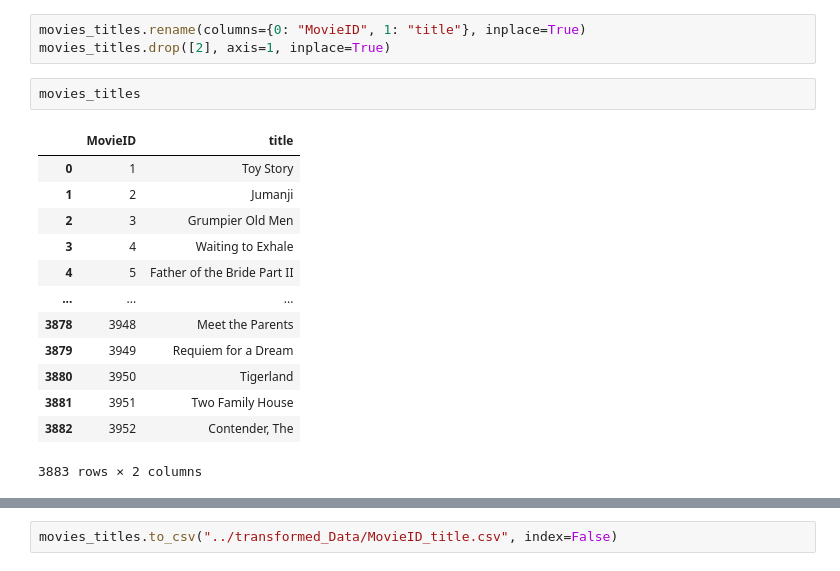
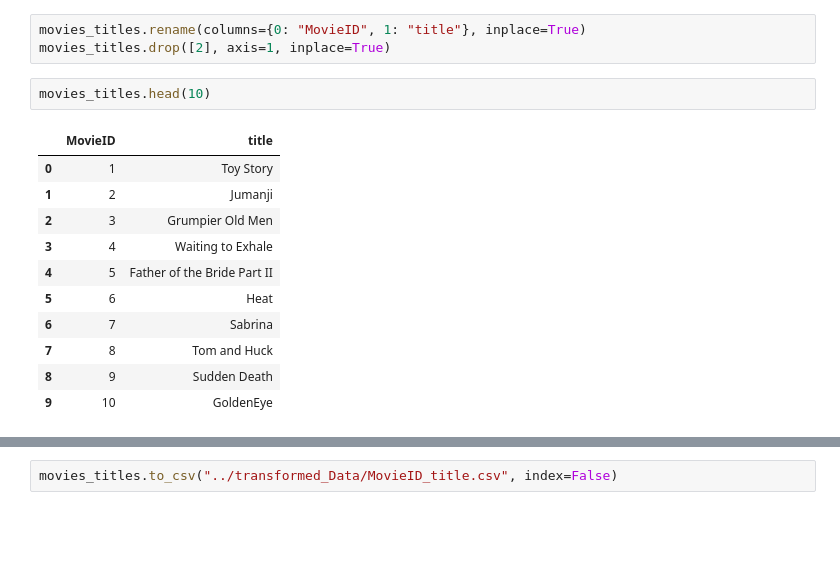
Before and after one commit to smazoyerdatascience/Recommender_systems, a Jupyter notebook: Notebooks/POC_Collaborative_filtering_RS.ipynb, the cells around one changed output, grey strips where cells are left out. Cells and saved outputs as stored; diff of their text form; blank space fills up the shorter version.

```diff
--- a/Notebooks/POC_Collaborative_filtering_RS.ipynb
+++ b/Notebooks/POC_Collaborative_filtering_RS.ipynb
@@ -222,18 +222,16 @@ movies_titles.head()
 movies_titles.rename(columns={0: "MovieID", 1: "title"}, inplace=True)
 movies_titles.drop([2], axis=1, inplace=True)
 # %%
-movies_titles
+movies_titles.head(10)
 # %% [output]
 |  | MovieID | title |
 | 0 | 1 | Toy Story |
 | 1 | 2 | Jumanji |
 | 2 | 3 | Grumpier Old Men |
 | 3 | 4 | Waiting to Exhale |
 | 4 | 5 | Father of the Bride Part II |
-| ... | ... | ... |
-| 3878 | 3948 | Meet the Parents |
-| 3879 | 3949 | Requiem for a Dream |
-| 3880 | 3950 | Tigerland |
-| 3881 | 3951 | Two Family House |
-| 3882 | 3952 | Contender, The |
+| 5 | 6 | Heat |
+| 6 | 7 | Sabrina |
+| 7 | 8 | Tom and Huck |
+| 8 | 9 | Sudden Death |
+| 9 | 10 | GoldenEye |
-3883 rows × 2 columns
```
Also changed, not shown: parts of 5 cells of this notebook.
